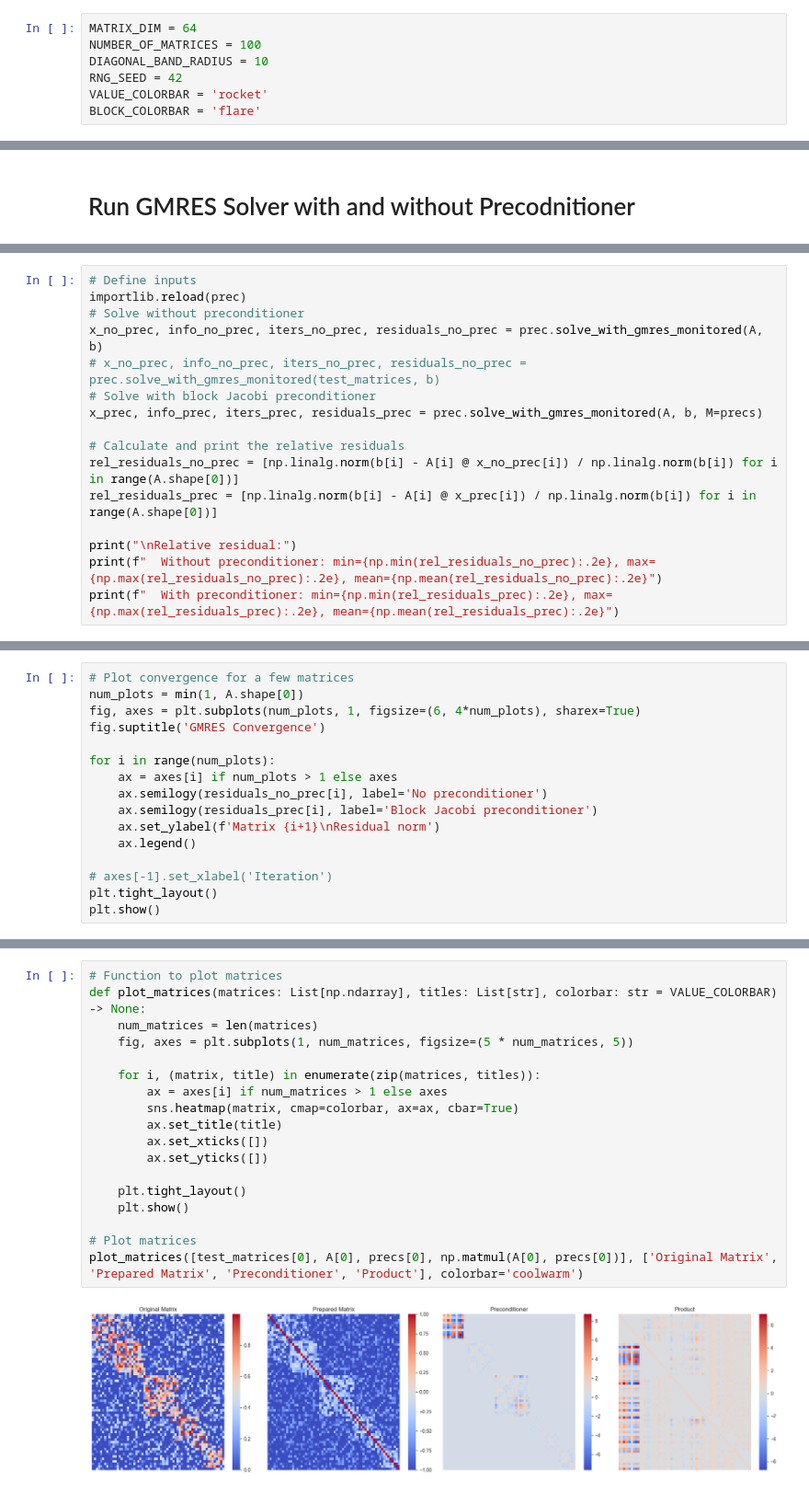
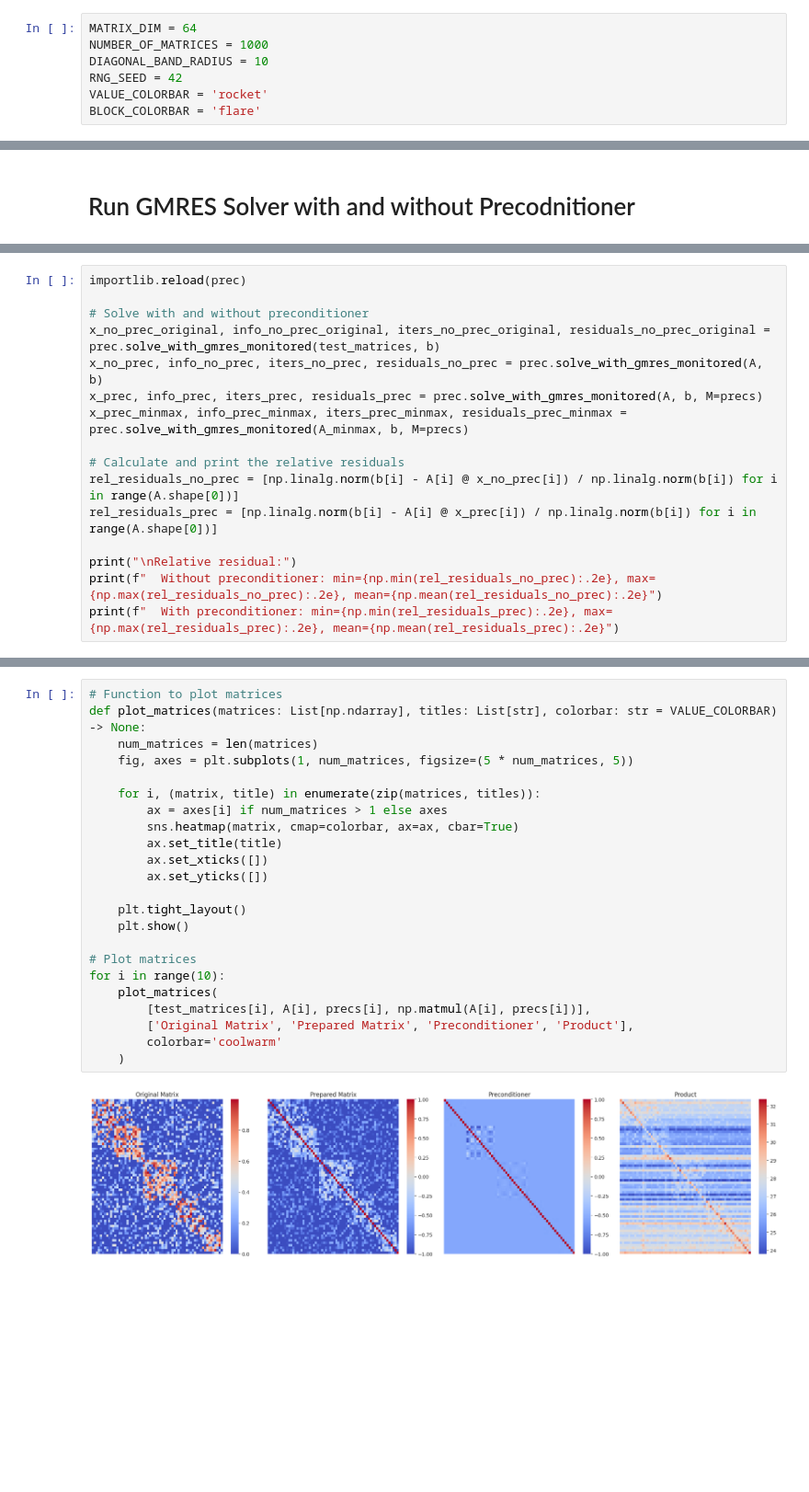
Before and after one commit to 24io/opencampus-ai-project, a Jupyter notebook: testrun.ipynb, the cells around one changed output, grey strips where cells are left out. Shown at 92% size. Saved outputs shown, nothing was run; the diff lists cells and outputs as text; blank space fills up the shorter version.

```diff
--- a/testrun.ipynb
+++ b/testrun.ipynb
@@ -53,7 +55,7 @@ Generate a set of `n` square symmetrical and positive semi matrices of dimension
 The following constants are used throughout the rest of the notebook.
 # %%
 MATRIX_DIM = 64
-NUMBER_OF_MATRICES = 100
+NUMBER_OF_MATRICES = 1000
 DIAGONAL_BAND_RADIUS = 10
 RNG_SEED = 42
 VALUE_COLORBAR = 'rocket'
@@ -288,11 +324,11 @@ Frobenius norm of difference between preconditioner and inverse: 9776.3203125
 # %%
-# Define inputs
 importlib.reload(prec)
-# Solve without preconditioner
+
+# Solve with and without preconditioner
+x_no_prec_original, info_no_prec_original, iters_no_prec_original, residuals_no_prec_original = prec.solve_with_gmres_monitored(test_matrices, b)
 x_no_prec, info_no_prec, iters_no_prec, residuals_no_prec = prec.solve_with_gmres_monitored(A, b)
-# x_no_prec, info_no_prec, iters_no_prec, residuals_no_prec = prec.solve_with_gmres_monitored(test_matrices, b)
-# Solve with block Jacobi preconditioner
 x_prec, info_prec, iters_prec, residuals_prec = prec.solve_with_gmres_monitored(A, b, M=precs)
+x_prec_minmax, info_prec_minmax, iters_prec_minmax, residuals_prec_minmax = prec.solve_with_gmres_monitored(A_minmax, b, M=precs)
 
 # Calculate and print the relative residuals
 rel_residuals_no_prec = [np.linalg.norm(b[i] - A[i] @ x_no_prec[i]) / np.linalg.norm(b[i]) for i in range(A.shape[0])]
@@ -317,16 +357,0 @@ Relative residual:
-# %%
-# Plot convergence for a few matrices
-num_plots = min(1, A.shape[0])
-fig, axes = plt.subplots(num_plots, 1, figsize=(6, 4*num_plots), sharex=True)
-fig.suptitle('GMRES Convergence')
-
-for i in range(num_plots):
-    ax = axes[i] if num_plots > 1 else axes
-    ax.semilogy(residuals_no_prec[i], label='No preconditioner')
-    ax.semilogy(residuals_prec[i], label='Block Jacobi preconditioner')
-    ax.set_ylabel(f'Matrix {i+1}\nResidual norm')
-    ax.legend()
-
-# axes[-1].set_xlabel('Iteration')
-plt.tight_layout()
-plt.show()
@@ -336,20 +415,25 @@ TypeError: 'Axes' object is not subscriptable
 # %%
 # Function to plot matrices
 def plot_matrices(matrices: List[np.ndarray], titles: List[str], colorbar: str = VALUE_COLORBAR) -> None:
     num_matrices = len(matrices)
     fig, axes = plt.subplots(1, num_matrices, figsize=(5 * num_matrices, 5))
 
     for i, (matrix, title) in enumerate(zip(matrices, titles)):
         ax = axes[i] if num_matrices > 1 else axes
         sns.heatmap(matrix, cmap=colorbar, ax=ax, cbar=True)
         ax.set_title(title)
         ax.set_xticks([])
         ax.set_yticks([])
 
     plt.tight_layout()
     plt.show()
 
 # Plot matrices
-plot_matrices([test_matrices[0], A[0], precs[0], np.matmul(A[0], precs[0])], ['Original Matrix', 'Prepared Matrix', 'Preconditioner', 'Product'], colorbar='coolwarm')
+for i in range(10):
+    plot_matrices(
+        [test_matrices[i], A[i], precs[i], np.matmul(A[i], precs[i])],
+        ['Original Matrix', 'Prepared Matrix', 'Preconditioner', 'Product'],
+        colorbar='coolwarm'
+    )
 # %% [output]
-[figure, old version]
+[figure, new version]
```
Also changed, not shown: parts of 14 cells of this notebook.
